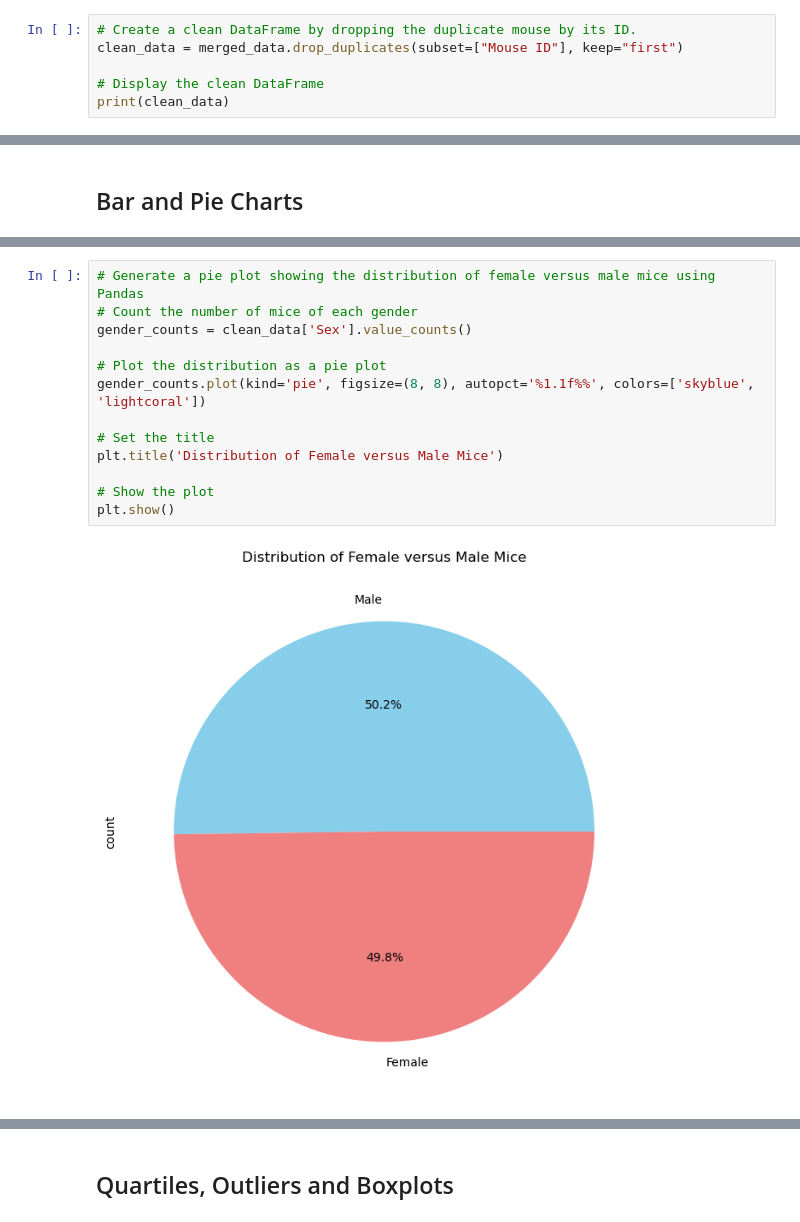
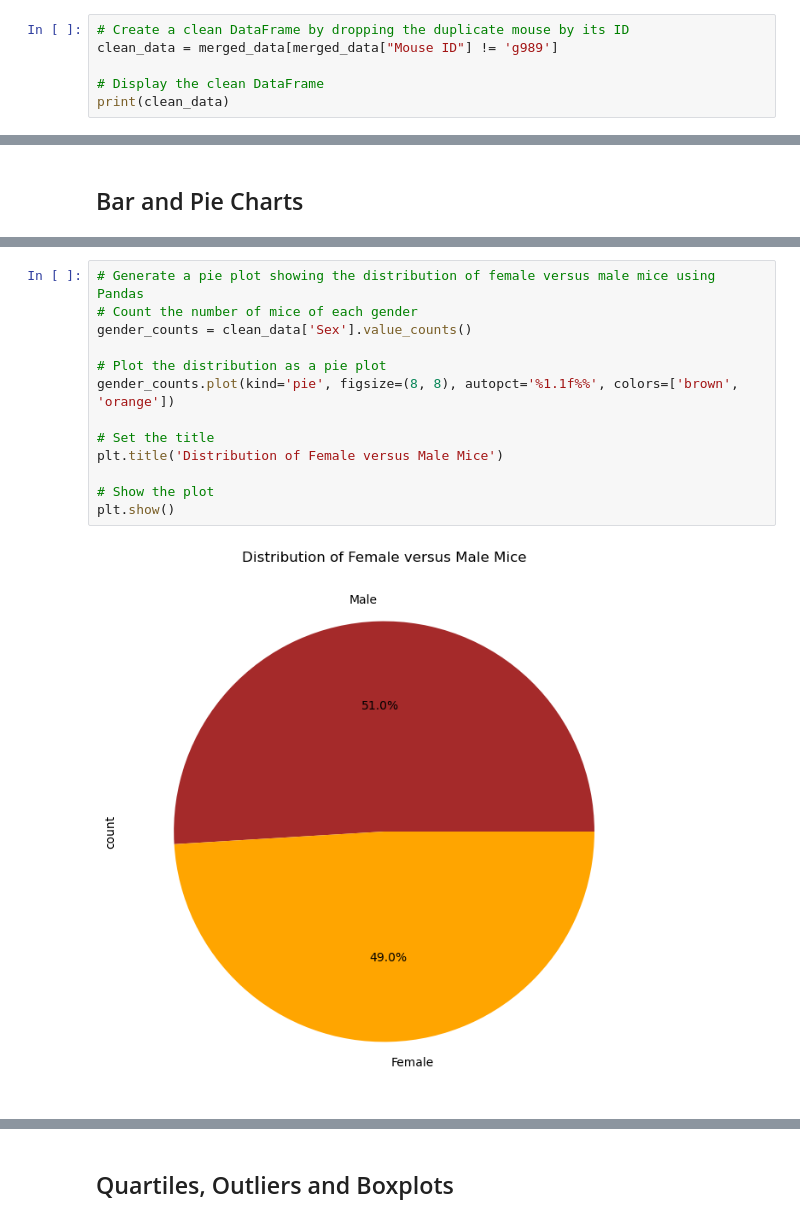
Before and after one commit to Ogeli50/Matplotlib-challenge, a Jupyter notebook: pymaceuticals_starter.ipynb, the cells around one changed output, grey strips where cells are left out. Saved outputs shown, nothing was run; the diff lists cells and outputs as text.

```diff
--- a/pymaceuticals_starter.ipynb
+++ b/pymaceuticals_starter.ipynb
@@ -51,6 +81,6 @@ print("Duplicate Mouse IDs:", duplicate_mouse_ids)
 # %%
-# Create a clean DataFrame by dropping the duplicate mouse by its ID.
-clean_data = merged_data.drop_duplicates(subset=["Mouse ID"], keep="first")
+# Create a clean DataFrame by dropping the duplicate mouse by its ID
+clean_data = merged_data[merged_data["Mouse ID"] != 'g989']
 
 # Display the clean DataFrame
 print(clean_data)
@@ -175,18 +212,18 @@ plt.show()
 # %%
 # Generate a pie plot showing the distribution of female versus male mice using Pandas
 # Count the number of mice of each gender
 gender_counts = clean_data['Sex'].value_counts()
 
 # Plot the distribution as a pie plot
-gender_counts.plot(kind='pie', figsize=(8, 8), autopct='%1.1f%%', colors=['skyblue', 'lightcoral'])
+gender_counts.plot(kind='pie', figsize=(8, 8), autopct='%1.1f%%', colors=['brown', 'orange'])
 
 # Set the title
 plt.title('Distribution of Female versus Male Mice')
 
 # Show the plot
 plt.show()
 # %% [output]
-[figure, old version]
+[figure, new version]
 # %%
 # Generate a pie plot showing the distribution of female versus male mice using pyplot
 import matplotlib.pyplot as plt
```
Also changed, not shown: parts of 18 cells of this notebook.
